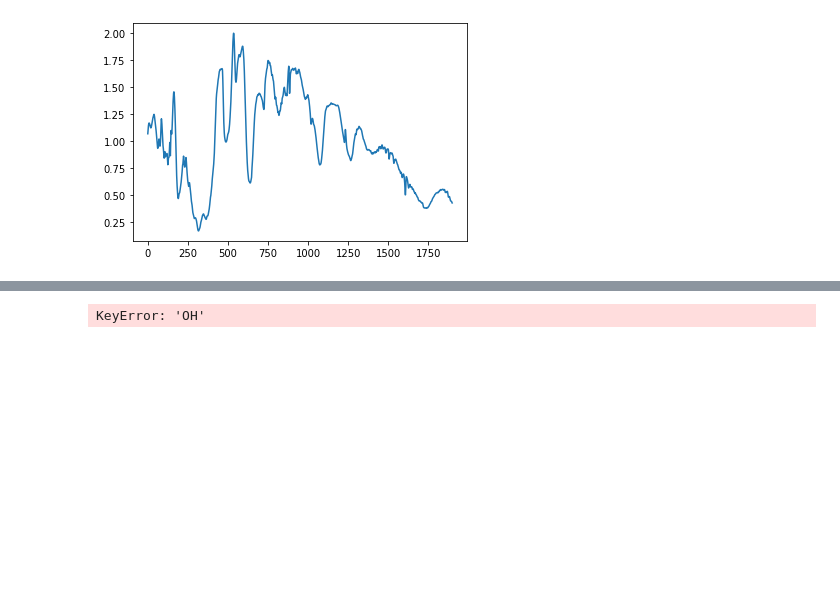
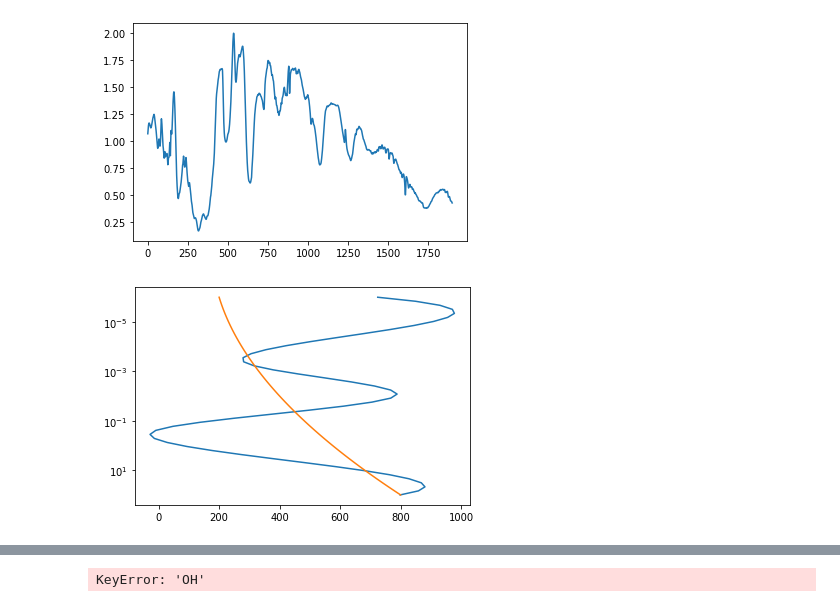
Before and after one commit to NatalieGrasser/LIFE_retrieval, a Jupyter notebook: LIFE_retrieval/debugging.ipynb, the cells around one changed output, grey strips where cells are left out. Drawn from its saved outputs; the diff is of its cells as text; code cells hidden in the pictures; blank space fills up the shorter version.

```diff
--- a/LIFE_retrieval/debugging.ipynb
+++ b/LIFE_retrieval/debugging.ipynb
@@ -111,3 +111,11 @@ plt.plot(model_flux)
 # %% [output]
 [<matplotlib.lines.Line2D at 0x...>]
 [figure]
+# %%
+import pickle
+import pathlib
+import os
+os.environ['pRT_input_data_path'] = "/home/natalie/.local/lib/python3.8/site-packages/petitRADTRANS/input_data_std/input_data"
+failed=pathlib.Path('/home/natalie/Desktop/PhD/LIFE/LIFE_retrieval/LIFE_retrieval/Sorg1/Sorg1_N200_e0.5/failed_pRT_obj.pickle')
+with open(failed,'rb') as file:
+    fail=pickle.load(file)
@@ -113,0 +130,11 @@ plt.plot(model_flux)
+# %%
+from scipy.interpolate import CubicSpline
+import numpy as np
+new_temperature = CubicSpline([-6,-2,2],[200,400,800])(np.log10(fail.pressure))
+import matplotlib.pyplot as plt
+plt.plot(fail.temperature,fail.pressure)
+plt.plot(new_temperature,fail.pressure)
+plt.gca().invert_yaxis()
+plt.yscale('log')
+# %% [output]
+[figure, added]
```
Also changed, not shown: parts of 5 cells of this notebook, 2 other files.
